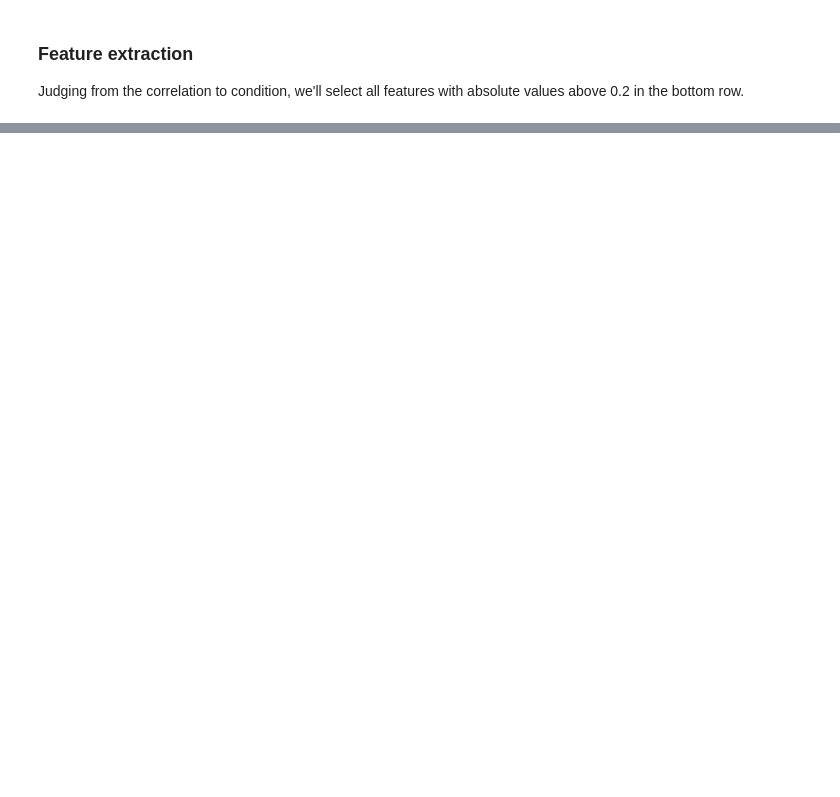
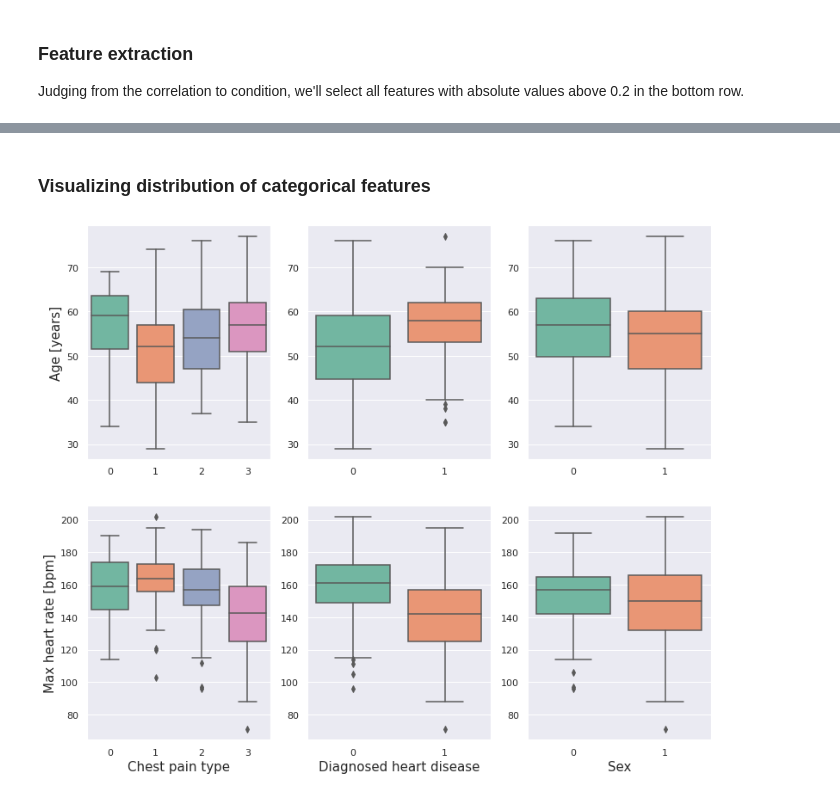
Before and after one commit to lassetotl/fys-stk, a Jupyter notebook: project 3/Dataprep_A.ipynb, the cells around one changed output, grey strips where cells are left out. Cells and saved outputs as stored; diff of their text form; code cells hidden in the pictures; blank space fills up the shorter version.

```diff
--- a/project 3/Dataprep_A.ipynb
+++ b/project 3/Dataprep_A.ipynb
@@ -102,0 +139,28 @@ X_train, X_test, y_train, y_test = train_test_split(X, y.reshape(-1,1), test_siz
+# %% [markdown]
+### Visualizing distribution of categorical features
+# %%
+sns.set()
+sns.set_palette('Set2')
+fig, axes = plt.subplots(2, 3, figsize=(13,11))
+sns.boxplot(x=dataframe['cp'], y=dataframe['age'], data = dataframe, ax=axes[0,0])
+axes[0,0].set_ylabel('Age [years]', fontsize=15); axes[0,0].set_xlabel('')
+
+sns.boxplot(x=dataframe['condition'], y=dataframe['age'], data = dataframe, ax=axes[0,1])
+axes[0,1].set_ylabel(''); axes[0,1].set_xlabel('')
+
+sns.boxplot(x=dataframe['sex'], y=dataframe['age'], data = dataframe, ax=axes[0,2])
+axes[0,2].set_ylabel(''); axes[0,2].set_xlabel('')
+
+sns.boxplot(x=dataframe['cp'], y=dataframe['thalach'], data = dataframe, ax=axes[1,0])
+axes[1,0].set_ylabel('Max heart rate [bpm]', fontsize=15)
+axes[1,0].set_xlabel('Chest pain type', fontsize=15)
+
+sns.boxplot(x=dataframe['condition'], y=dataframe['thalach'], data = dataframe, ax=axes[1,1])
+axes[1,1].set_ylabel(''); axes[1,1].set_xlabel('Diagnosed heart disease', fontsize=15)
+
+sns.boxplot(x=dataframe['sex'], y=dataframe['thalach'], data = dataframe, ax=axes[1,2])
+axes[1,2].set_ylabel(''); axes[1,2].set_xlabel('Sex', fontsize=15)
+#plt.savefig('Boxplot')
+plt.show()
+# %% [output]
+[figure, added]
```
Also changed, not shown: parts of 7 cells of this notebook.
